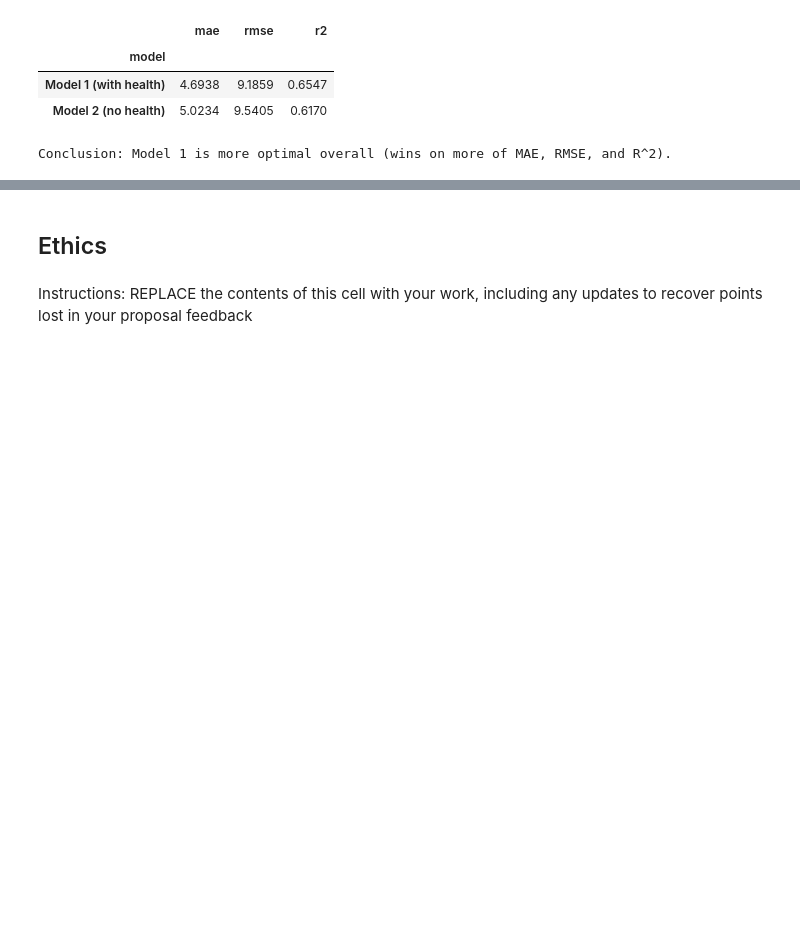
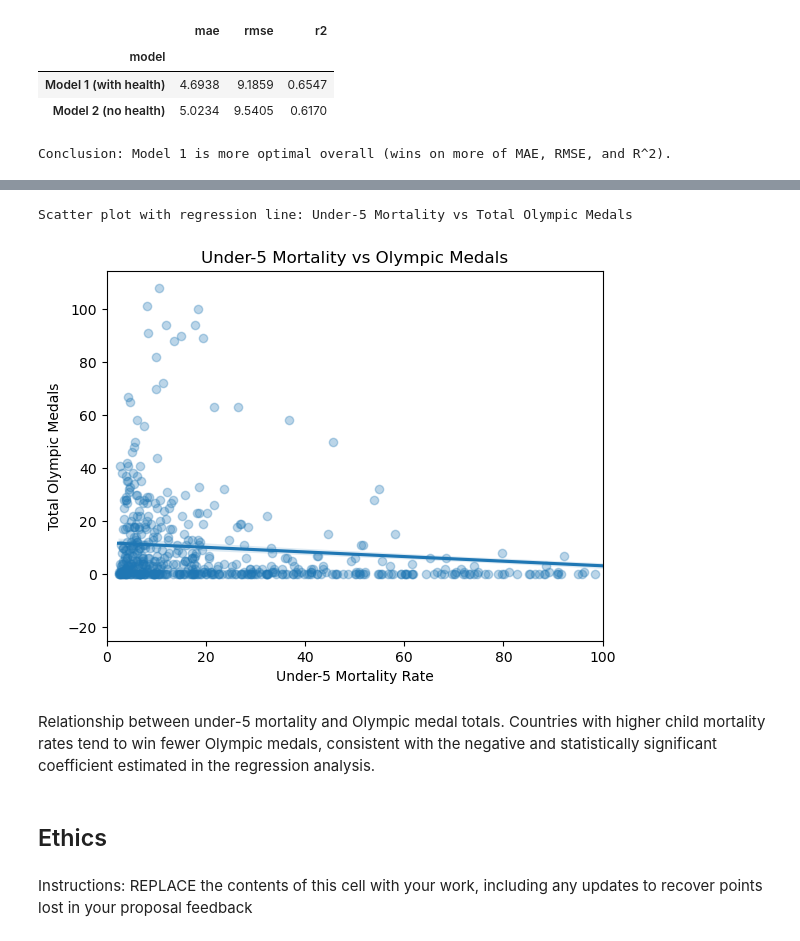
Before and after one commit to COGS108/Group019_WI26, a Jupyter notebook: 03-FinalProject.ipynb, the cells around one changed output, grey strips where cells are left out. Cells and saved outputs as stored; diff of their text form; code cells hidden in the pictures; blank space fills up the shorter version.

Commit message:
regression analyses and abstract update

```diff
--- a/03-FinalProject.ipynb
+++ b/03-FinalProject.ipynb
@@ -438,3 +571,25 @@ Conclusion: Model 1 is more optimal overall (wins on more of MAE, RMSE, and R^2)
+# %%
+import seaborn as sns
+import matplotlib.pyplot as plt
+
+print("Scatter plot with regression line: Under-5 Mortality vs Total Olympic Medals")
+sns.regplot(
+    data=df,
+    x="under5_mortality",
+    y="total_medals",
+    scatter_kws={"alpha":0.3}
+)
+
+plt.xlim(0,100)
+plt.title("Under-5 Mortality vs Olympic Medals")
+plt.xlabel("Under-5 Mortality Rate")
+plt.ylabel("Total Olympic Medals")
+plt.show()
+# %% [output]
+Scatter plot with regression line: Under-5 Mortality vs Total Olympic Medals
+[figure, added]
+# %% [markdown]
+Relationship between under-5 mortality and Olympic medal totals. Countries with higher child mortality rates tend to win fewer Olympic medals, consistent with the negative and statistically significant coefficient estimated in the regression analysis.
 # %% [markdown]
 ## Ethics
 # %% [markdown]
```
Also changed, not shown: parts of 18 cells of this notebook.
